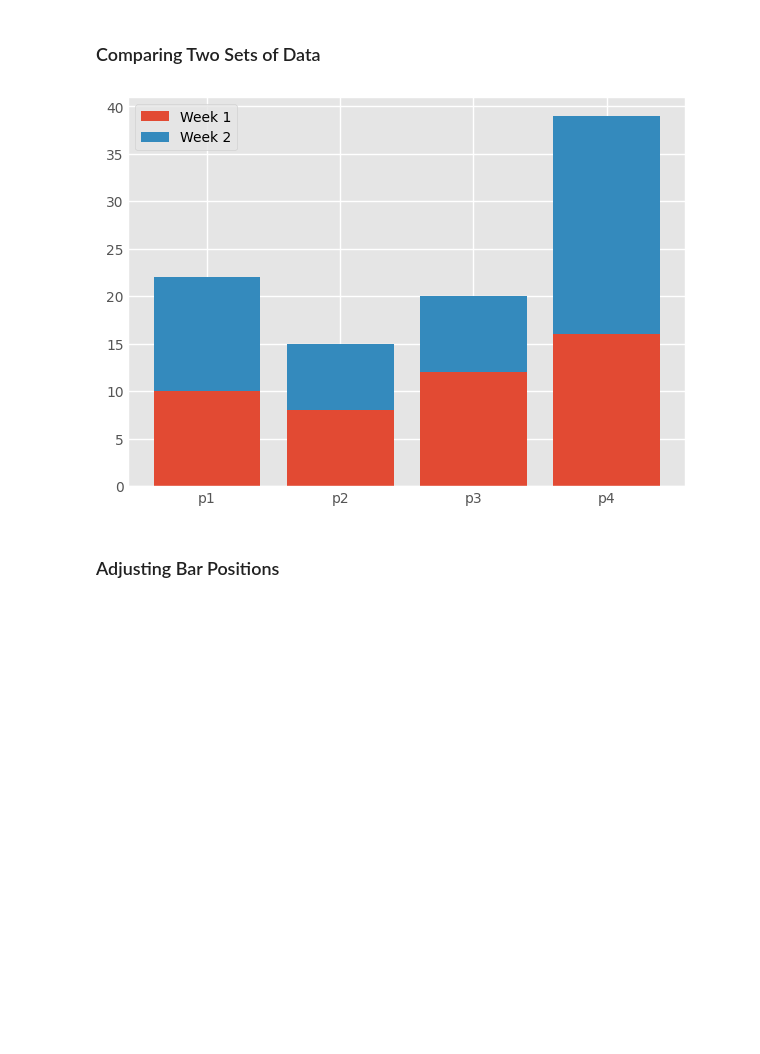
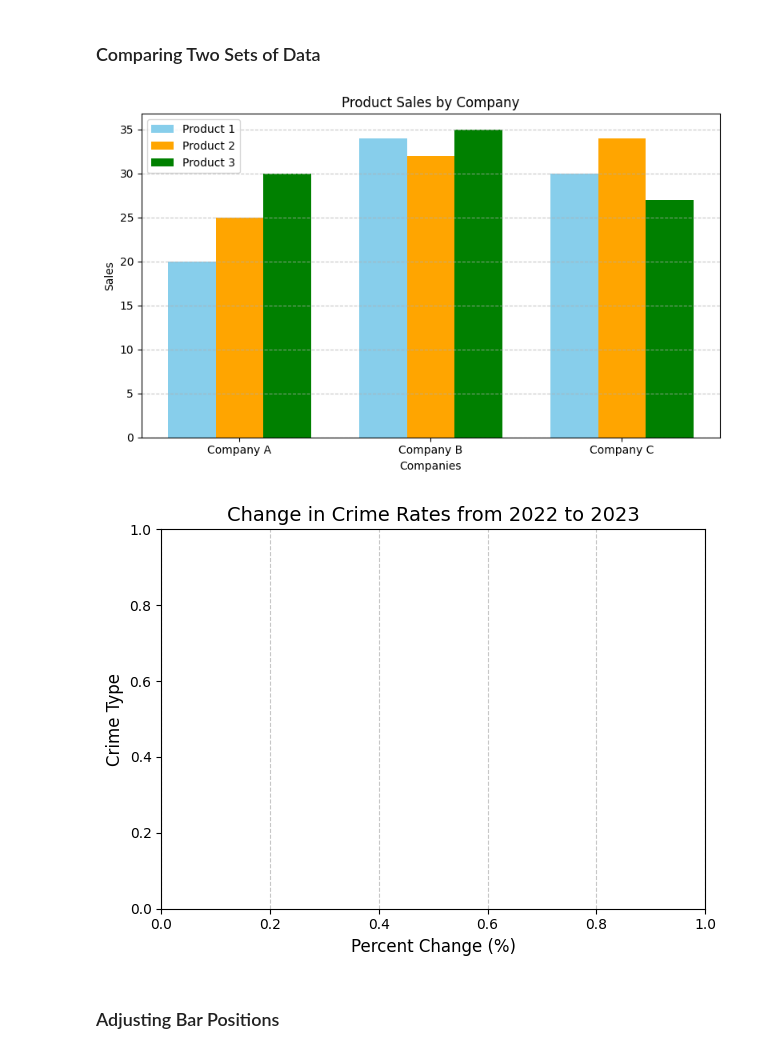
Before and after one commit to Prasanna-datascience/Data201Class, a Jupyter notebook: week_3_Bar_Graphs_Prasanna.ipynb, the cells around one changed output. Cells and saved outputs as stored; diff of their text form; code cells hidden in the pictures; blank space fills up the shorter version.

```diff
--- a/week_3_Bar_Graphs_Prasanna.ipynb
+++ b/week_3_Bar_Graphs_Prasanna.ipynb
@@ -32,16 +173,74 @@ plt.show()
 # %% [markdown]
 ### Comparing Two Sets of Data
-# %%
-
-x = ['p1', 'p2', 'p3', 'p4']
-y = [10, 8, 12, 16]
-z = [12, 7, 8, 23]
-plt.bar(x, y, label='Week 1')
-plt.bar(x, z, label='Week 2', bottom=y)  # Stacks z on top of y
-plt.legend()
-plt.show()
-# %% [output]
-[figure, removed]
+# %%
+
+
+# Part 3D: Multi-Series Grouped Bar Chart
+# Import libraries
+import matplotlib.pyplot as plt
+import numpy as np
+
+# Data
+companies = ["Company A", "Company B", "Company C"]
+product1 = [20, 34, 30]
+product2 = [25, 32, 34]
+product3 = [30, 35, 27]
+
+# Set positions for bars
+x = np.arange(len(companies))
+width = 0.25
+
+# Create figure
+plt.figure(figsize=(8, 5))
+
+# Create grouped bars
+plt.bar(x - width, product1, width, label='Product 1', color='skyblue')
+plt.bar(x, product2, width, label='Product 2', color='orange')
+plt.bar(x + width, product3, width, label='Product 3', color='green')
+
+# Add labels and title
+plt.title('Product Sales by Company')
+plt.xlabel('Companies')
+plt.ylabel('Sales')
+
+# Set company names on x-axis
+plt.xticks(x, companies)
+
+# Add legend
+plt.legend()
+
+# Add gridlines
+plt.grid(axis='y', linestyle='--', alpha=0.7)
+
+# Adjust layout
+plt.tight_layout()
+
+# Display chart
+plt.show()
+
+# Title and labels
+plt.title('Change in Crime Rates from 2022 to 2023', fontsize=14)
+plt.xlabel('Percent Change (%)', fontsize=12)
+plt.ylabel('Crime Type', fontsize=12)
+
+# Gridlines
+plt.grid(axis='x', linestyle='--', alpha=0.7)
+
+# Adjust layout
+plt.tight_layout()
+
+# Show graph
+plt.show()
+
+
+# Conclusion
+# For Company A, Product 3 has the highest sales.
+# For Company B, Product 3 slightly outsells the other products.
+# For Company C, Product 2 has the highest sales.
+# The grouped bar chart makes it easy to compare the three products within each company and across companies.
+# %% [output]
+[figure, added]
+[figure, added]
 # %% [markdown]
 ### Adjusting Bar Positions
 # %%
```
Also changed, not shown: parts of 6 cells of this notebook.
